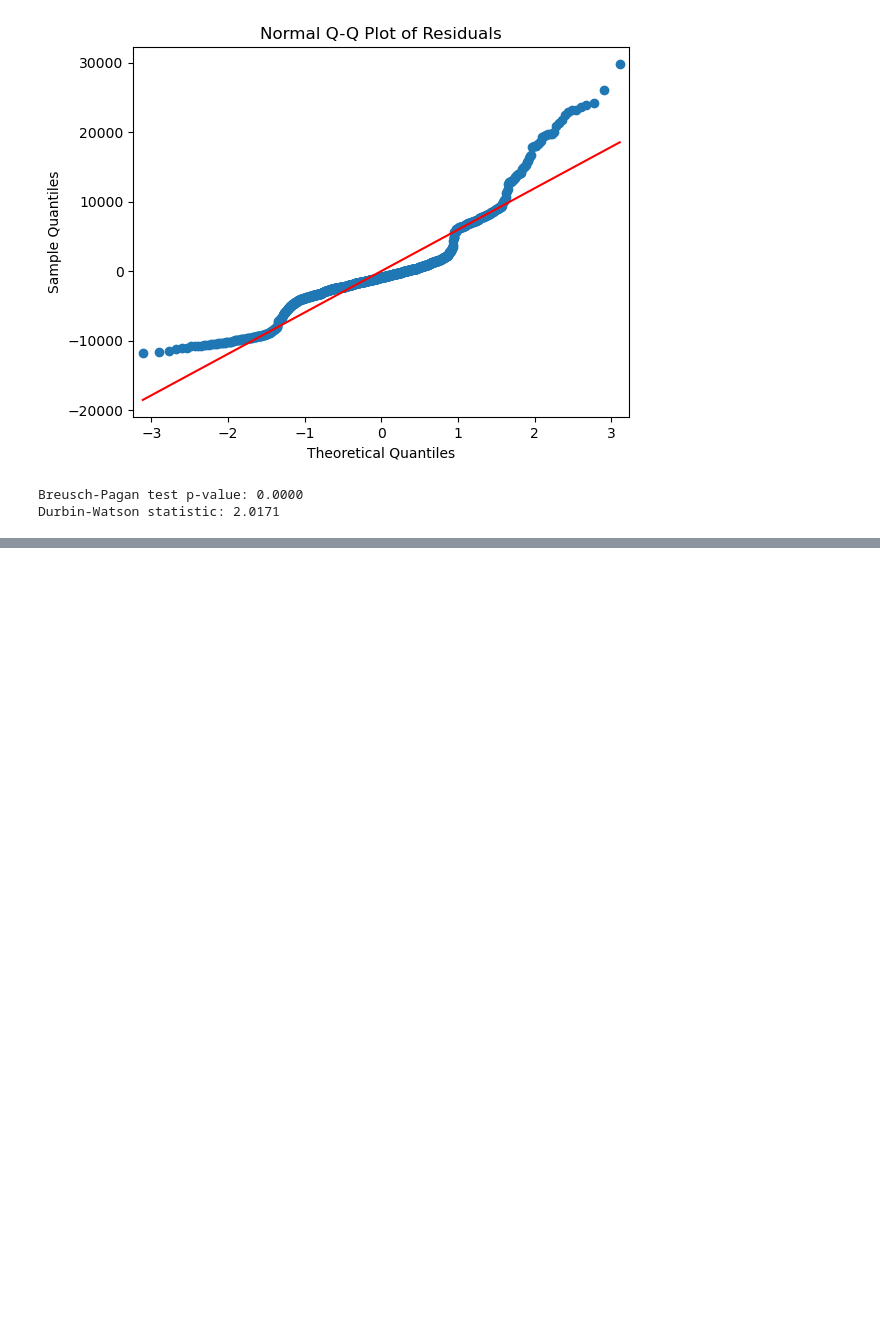
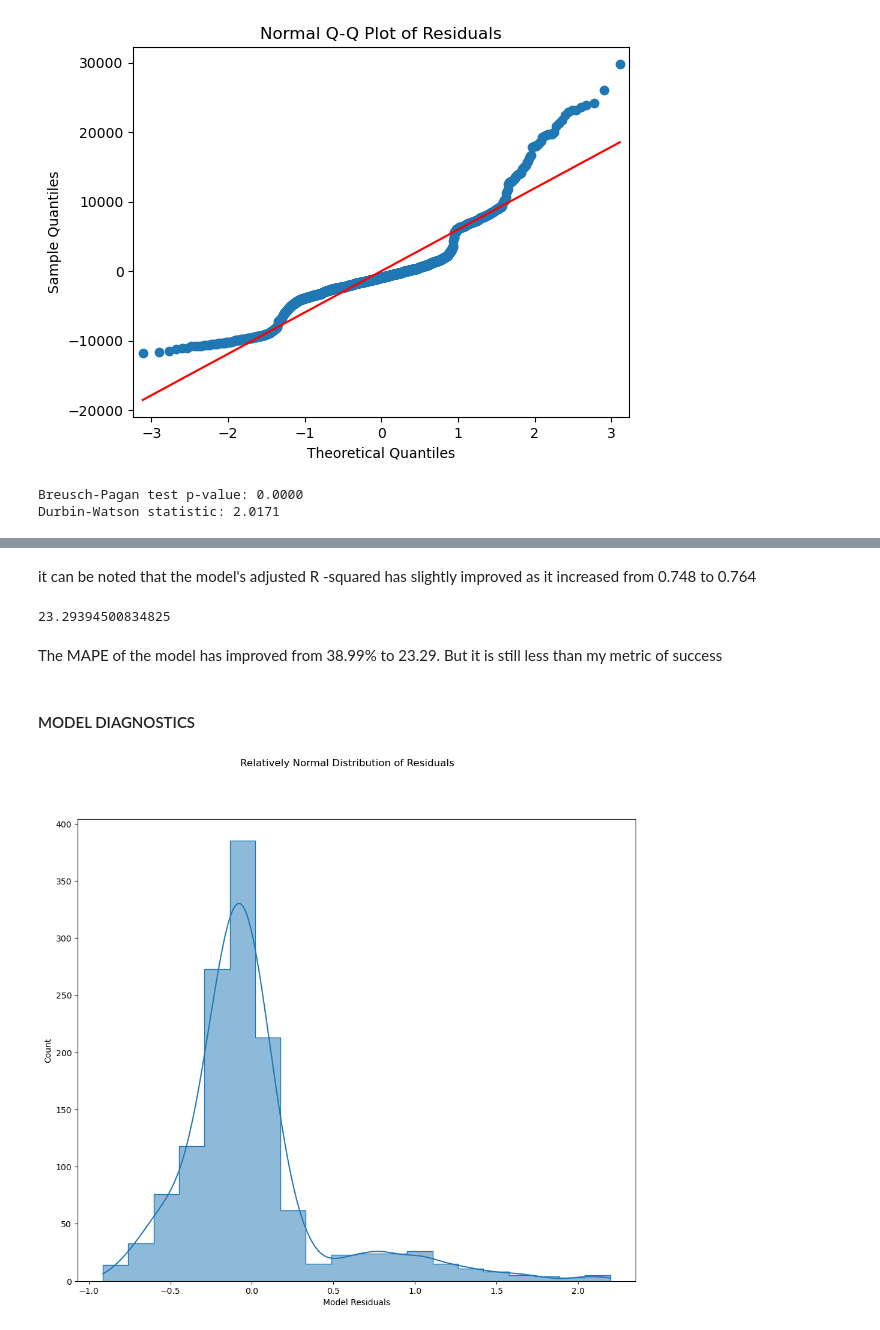
Before and after one commit to George-Mbugua/Predicting-Insurance-Premiums-A-Multiple-Linear-Regression-Model, a Jupyter notebook: Untitled-1.ipynb, the cells around one changed output, grey strips where cells are left out. Drawn from its saved outputs; the diff is of its cells as text; code cells hidden in the pictures; blank space fills up the shorter version.

```diff
--- a/Untitled-1.ipynb
+++ b/Untitled-1.ipynb
@@ -574,0 +589,6 @@ Observations:
+# %%
+# Log transformation on predictor variables
+log_transformed = np.log(X[['age','bmi']])
+others = X.drop(['age','bmi'], axis=1)
+print(others.head())
+print(log_transformed.head())
@@ -574,0 +608,6 @@ Observations:
+# %%
+# Log transformation on target variables
+X_logtrans = pd.concat([log_transformed,others], axis=1)
+X_logtrans.head()
+y_log = np.log(y)
+y_log.head()
@@ -574,0 +621,5 @@ Observations:
+# %%
+# Multiple linear regression model on transformed variables
+log_model = sm.OLS(y_log, sm.add_constant(X_logtrans))
+log_results = log_model.fit()
+log_results.summary()
@@ -574,0 +652,23 @@ Observations:
+# %% [markdown]
+it can be noted that the model's adjusted R -squared has slightly improved as it increased from 0.748 to 0.764
+# %%
+# Computing the mean absolute percentage error
+def mape(y_true, y_pred):
+    y_true, y_pred = np.array(y_true), np.array(y_pred)
+    return np.mean(np.abs((y_true - y_pred) / y_true)) * 100
+y_pred_log = log_results.predict(sm.add_constant(X_logtrans))
+np.exp(mape(y_log, y_pred_log ))
+# %% [output]
+23.29394500834825
+# %% [markdown]
+The MAPE of the model has improved from 38.99% to 23.29. But it is still less than my metric of success
+# %% [markdown]
+#### MODEL DIAGNOSTICS
+# %%
+# Normality Visualization
+fig, ax = plt.subplots(figsize=(12,10))
+sns.histplot(log_results.resid, bins=20, element="step", kde=True, ax=ax)
+ax.set_xlabel("Model Residuals")
+fig.suptitle("Relatively Normal Distribution of Residuals");
+# %% [output]
+[figure, added]
```
Also changed, not shown: parts of 18 cells of this notebook.
